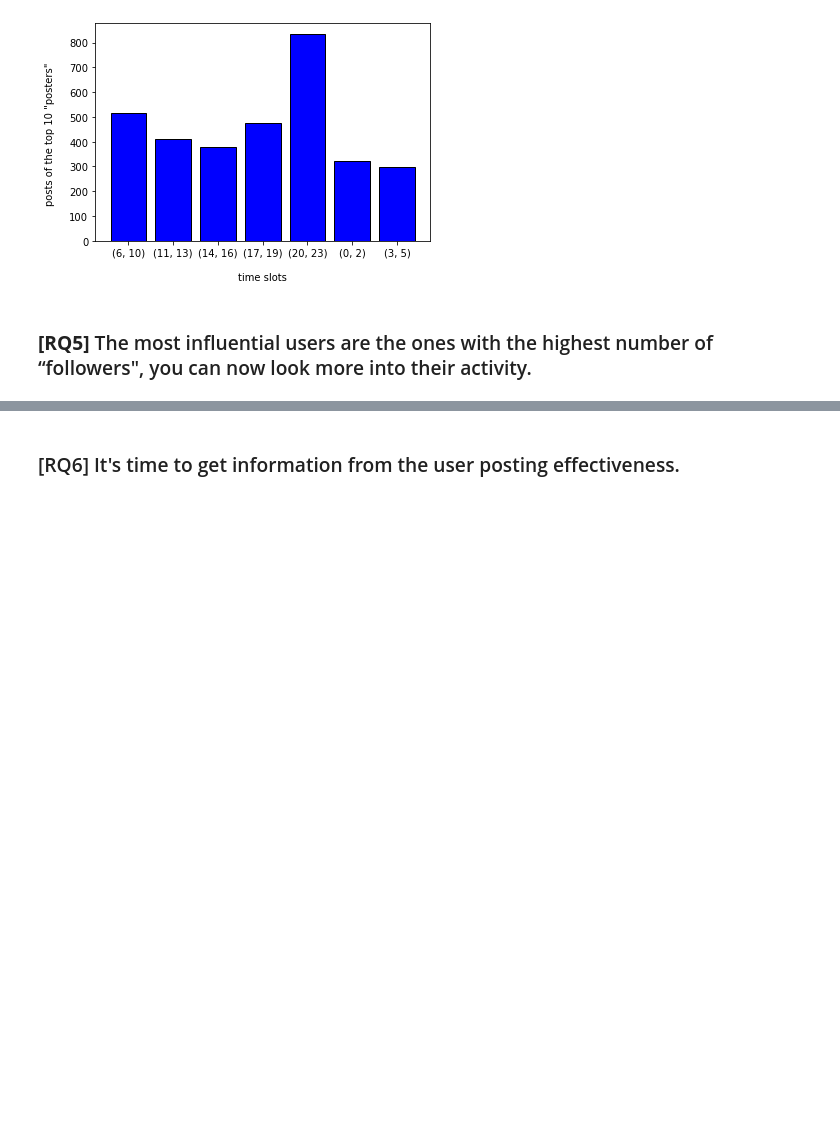
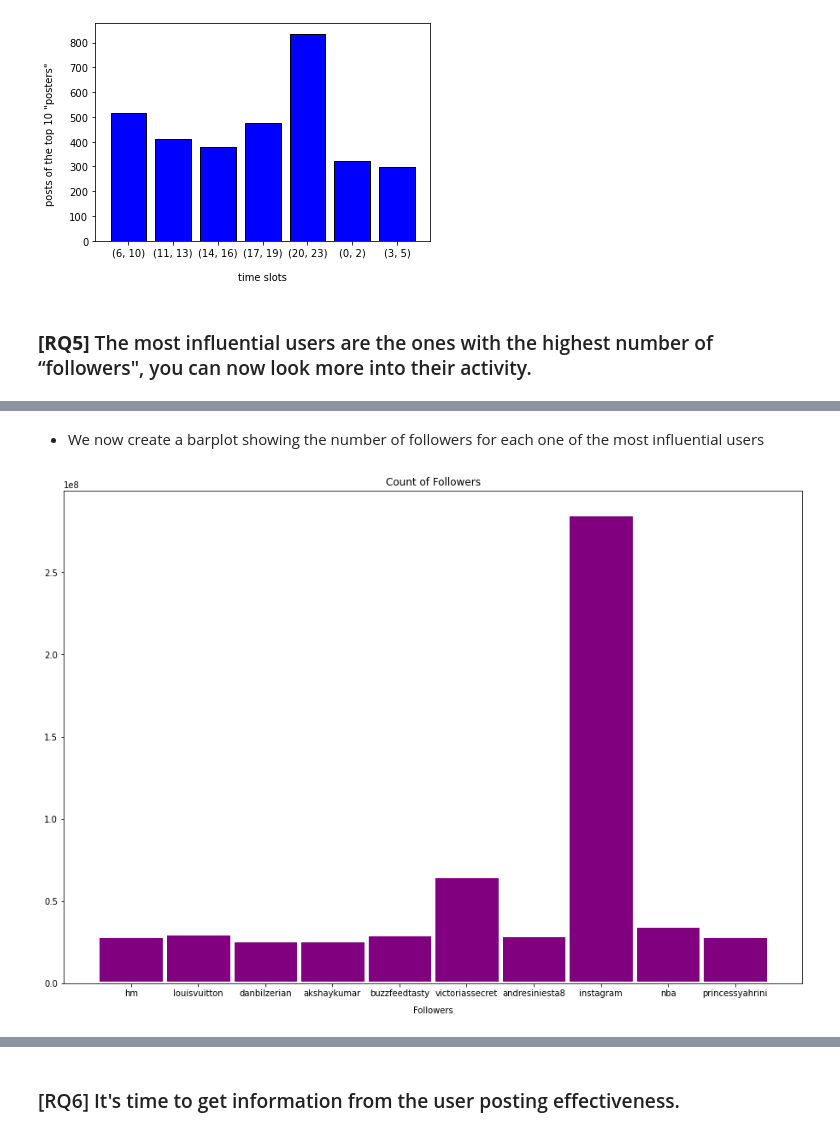
Before and after one commit to Iadiserniag/ADM-HW2, a Jupyter notebook: RQ_4_6.ipynb, the cells around one changed output, grey strips where cells are left out. Cells and saved outputs as stored; diff of their text form; code cells hidden in the pictures; blank space fills up the shorter version.

```diff
--- a/RQ_4_6.ipynb
+++ b/RQ_4_6.ipynb
@@ -114,0 +124,3 @@ The total number of posts of the top 10 "posters"  for each given interval
+# %%
+#profiles dataset
+df_instagram_profiles_RQ5 = pd.read_csv('https://adm2022.s3.amazonaws.com/instagram_profiles.zip', delimiter='\t')
@@ -114,0 +149,4 @@ The total number of posts of the top 10 "posters"  for each given interval
+# %%
+#top10 profiles by followers
+top10=df_instagram_profiles_RQ5[df_instagram_profiles_RQ5.followers >= 26252169.0]
+top10.sort_values(['followers'],ascending=False)
@@ -114,0 +165,14 @@ The total number of posts of the top 10 "posters"  for each given interval
+# %% [markdown]
+* We now create a barplot showing the number of followers for each one of the most influential users
+# %%
+fig = plt.figure()
+ax = fig.add_axes([0,0,2,2])
+profiles = list(top10['profile_name'])
+nfollows = list(top10['followers'])
+ax.bar(profiles,nfollows,width=1, edgecolor="white", linewidth=5,color='purple')
+plt.xlabel('Followers',labelpad=10)
+plt.ylabel('',labelpad=10)
+plt.title('Count of Followers')
+plt.show()
+# %% [output]
+[figure, added]
```
Also changed, not shown: parts of 37 cells of this notebook.
